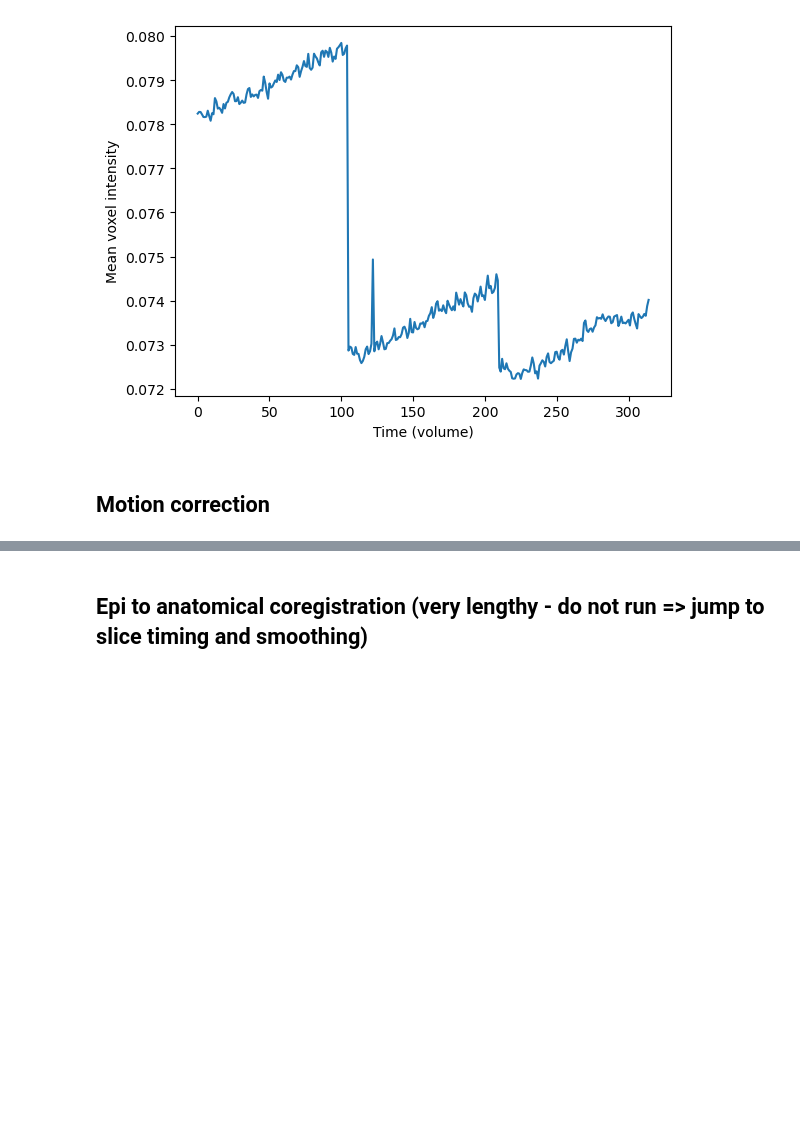
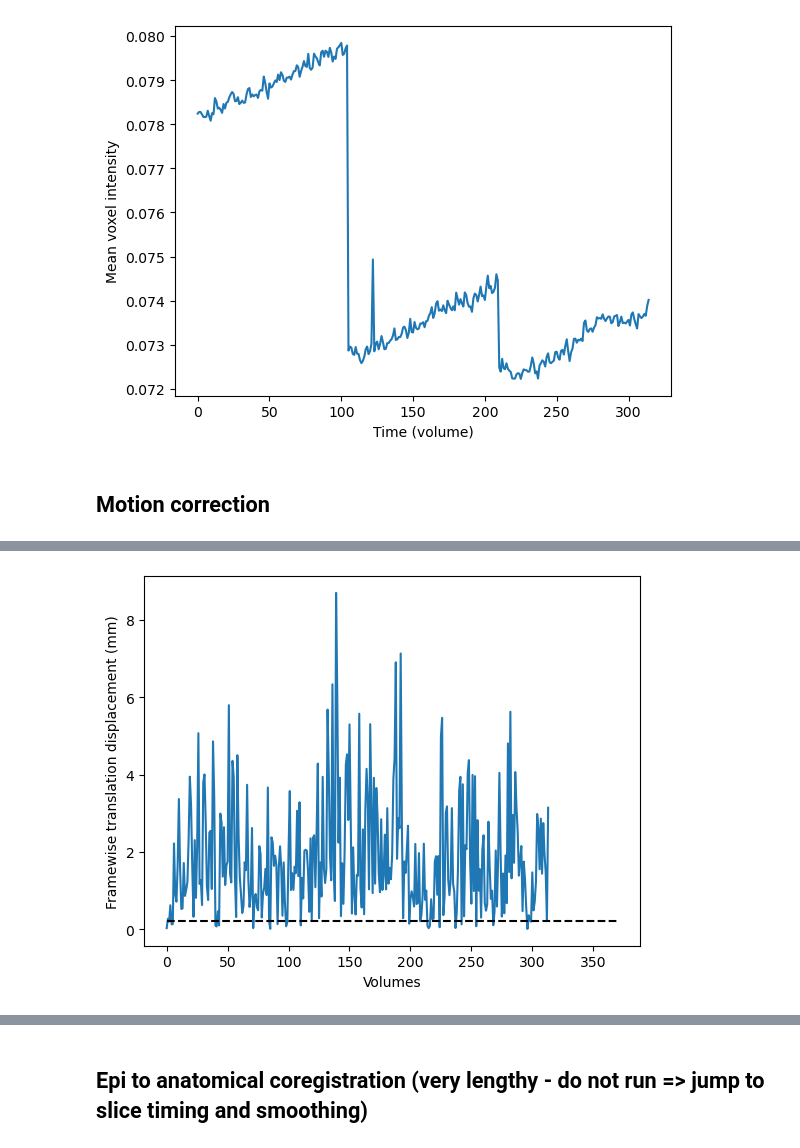
Before and after one commit to gdederichs/NSSP_project_1, a Jupyter notebook: preprocessing.ipynb, the cells around one changed output, grey strips where cells are left out. Saved outputs shown, nothing was run; the diff lists cells and outputs as text; code cells hidden in the pictures; blank space fills up the shorter version.

Commit message:
framewiwse displacement

```diff
--- a/preprocessing.ipynb
+++ b/preprocessing.ipynb
@@ -278,0 +279,8 @@ fsleyesDisplay.load(reference_moco)
+# %%
+# There are basically (if looking only along X translation) no frame displacement above 0.2mm!
+def load_mot_params_fsl_6_dof(path):
+    return pd.read_csv(path, sep='  ', header=None,
+            engine='python', names=['Rotation x', 'Rotation y', 'Rotation z','Translation x', 'Translation y', 'Translation z'])
+
+mot_params = load_mot_params_fsl_6_dof(op.join(preproc_path, subject, 'func', '{}_task-{}_run-{}_bold_moco.par'.format(subject, task, "all")))
+mot_params
@@ -278,0 +301,18 @@ fsleyesDisplay.load(reference_moco)
+# %%
+import numpy as np
+# write your code here to inspect quickly the translation on X :)
+#%matplotlib inline
+
+# Getting the translation is easy
+trans = mot_params["Translation x"] + mot_params["Translation y"] + mot_params["Translation z"]
+# Now, we want a 0.2mm with respect to previous frame:
+disp = np.diff(trans)
+# Lastly, we can ask for displacements (in absolute value) above 0.2mm and plot it to be clear:
+threshold=0.2
+plt.plot(np.abs(disp))
+plt.hlines(threshold, 0, 370,colors='black', linestyles='dashed', label='FD threshold')
+plt.xlabel("Volumes")
+plt.ylabel("Framewise translation displacement (mm)")
+plt.show()
+# %% [output]
+[figure, added]
```
Also changed, not shown: parts of 4 cells of this notebook.
